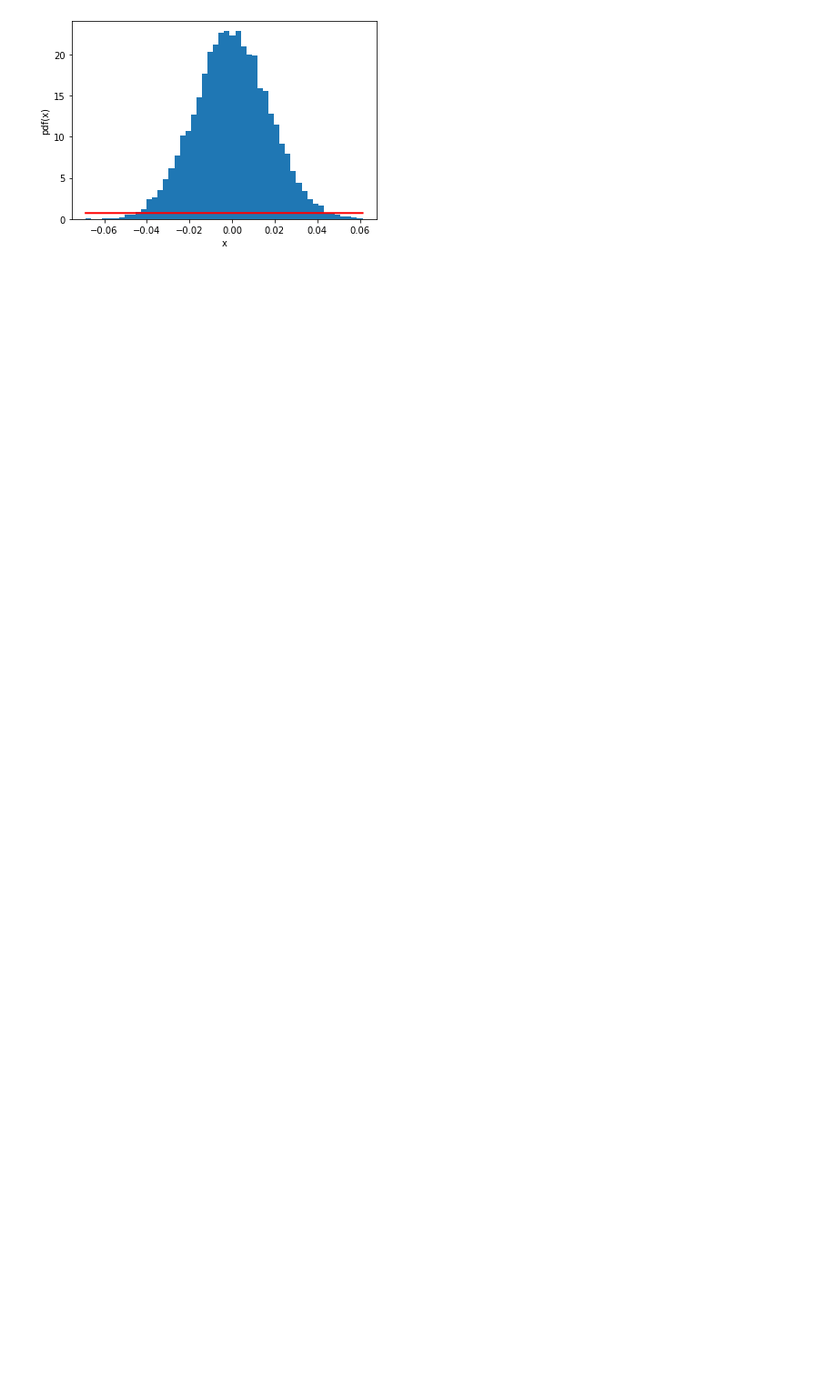
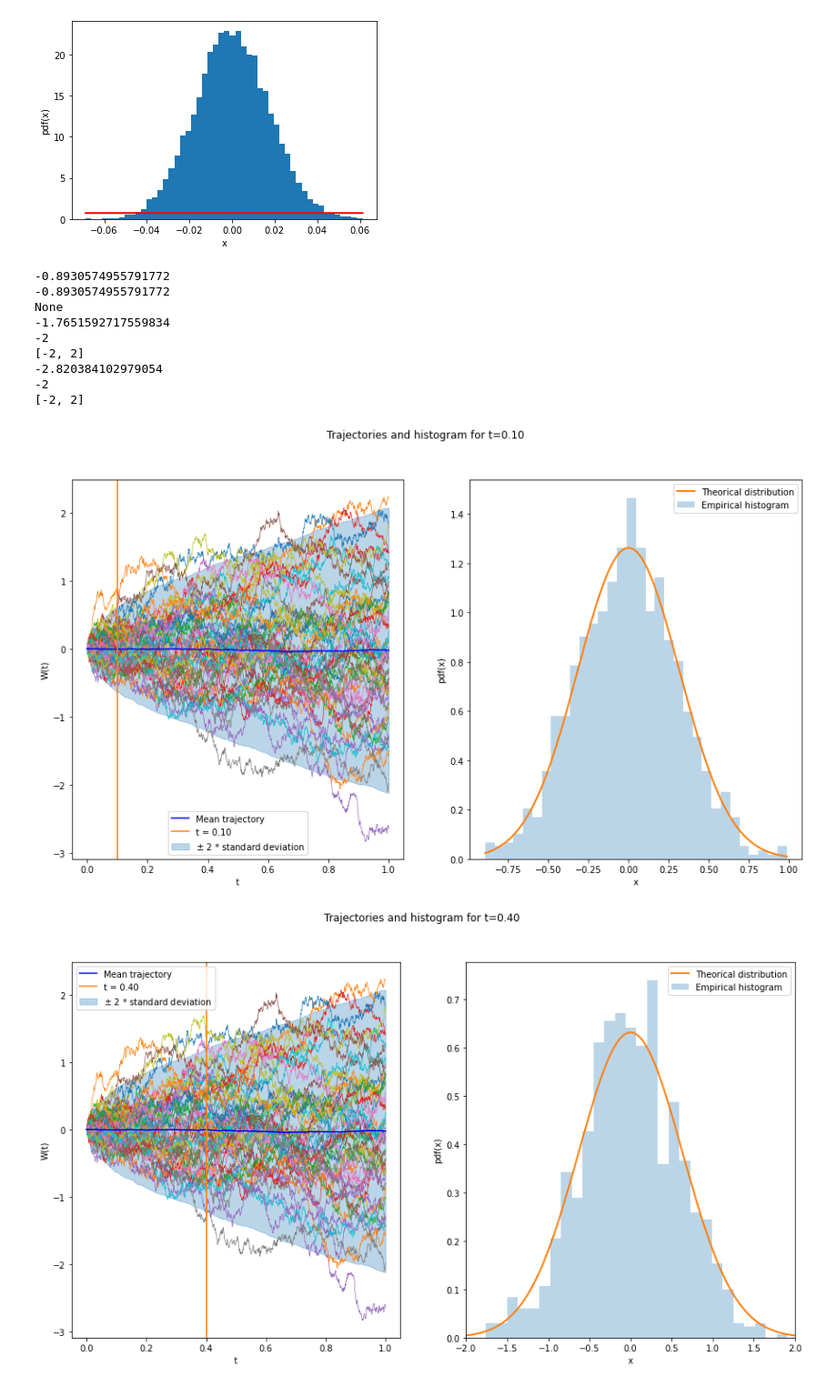
Before and after one commit to Ocete/mcd-pe-continuo, a Jupyter notebook: P1/ejercicios.ipynb, the cells around one changed output. Shown at 91% size. Cells and saved outputs as stored; diff of their text form; code cells hidden in the pictures; blank space fills up the shorter version.

```diff
--- a/P1/ejercicios.ipynb
+++ b/P1/ejercicios.ipynb
@@ -627,3 +635,21 @@ pdf = lambda x : stats.norm.pdf(x, 0, np.sqrt(t))
 plots.plot_pdf(X =X,pdf = pdf)
 # %% [output]
 [figure]
+# %%
+ts, trajectories = ex.simulate_wiener_process(n_processes=1000)
+
+ex.plot_trajectories_and_hist(ts, trajectories, 100, hist_xlims=[-2,2])
+ex.plot_trajectories_and_hist(ts, trajectories, 400, hist_xlims=[-2,2])
+ex.plot_trajectories_and_hist(ts, trajectories, 700, hist_xlims=[-2,2])
+# %% [output]
+-0.8930574955791772
+-0.8930574955791772
+None
+-1.7651592717559834
+-2
+[-2, 2]
+-2.820384102979054
+-2
+[-2, 2]
+[figure, added]
+[figure, added]
```
Also changed, not shown: parts of 13 cells of this notebook, 4 other files.
